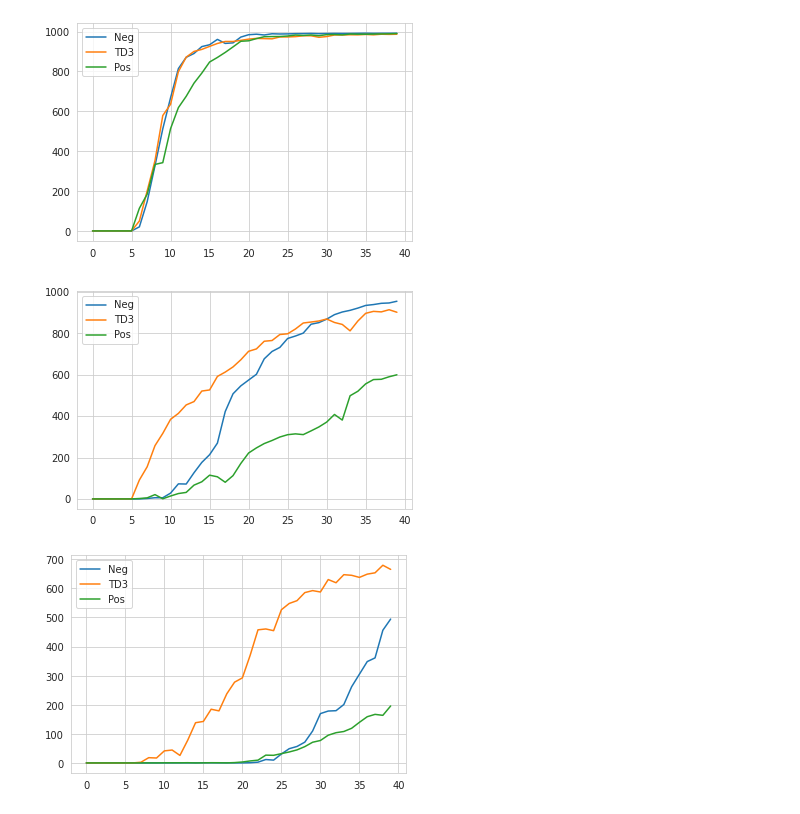
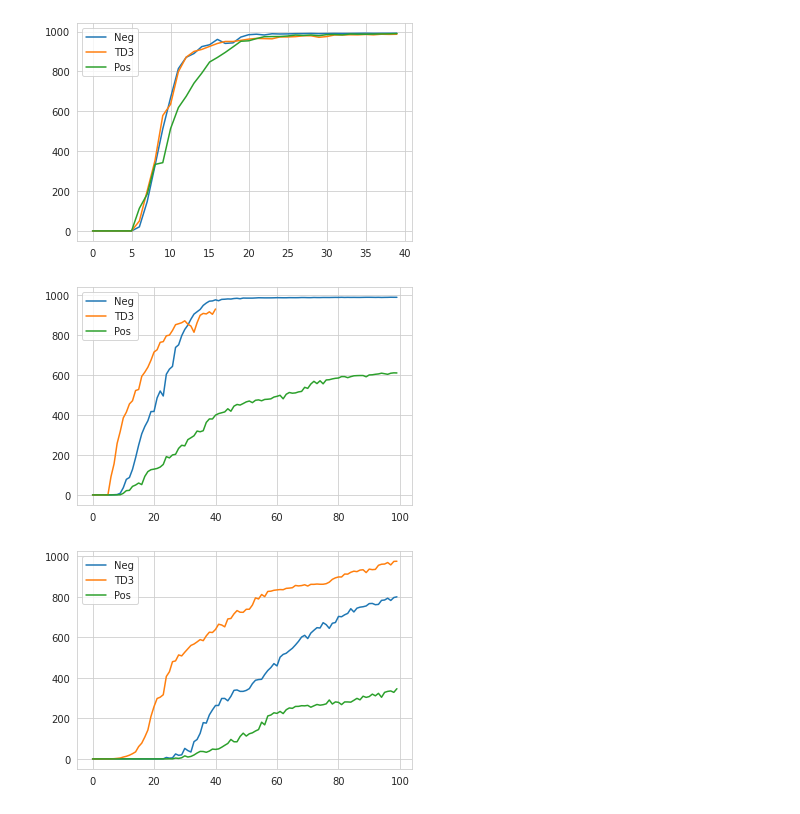
Before and after one commit to holarissun/RewardShifting, a Jupyter notebook: RebuttalExperiments/PlotRebuttal Figures.ipynb, the cells around one changed output. Drawn from its saved outputs; the diff is of its cells as text; code cells hidden in the pictures.

```diff
--- a/RebuttalExperiments/PlotRebuttal Figures.ipynb
+++ b/RebuttalExperiments/PlotRebuttal Figures.ipynb
@@ -177,34 +177,34 @@ plt.show()
 # %% [output]
 [figure]
 # %%
-
+MAX_LEN = 100
 TD3_neg = []
 TD3 = []
 TD3_pos = []
 for i in range(8):
-    TD3_neg.append(np.load(f'results/TD3_HalfCheetah-v3_{i}_-0.5_2.0.npy')[:MAX_LEN])
+    TD3_neg.append(np.load(f'results/TD3_HalfCheetah-v3_{i}_-0.5_L2.0.npy')[:MAX_LEN])
     TD3.append(np.load(f'results/TD3_HalfCheetah-v3_{i}_0.0_2.0.npy')[:MAX_LEN])
-    TD3_pos.append(np.load(f'results/TD3_HalfCheetah-v3_{i}_0.5_2.0.npy')[:MAX_LEN])
+    TD3_pos.append(np.load(f'results/TD3_HalfCheetah-v3_{i}_0.5_L2.0.npy')[:MAX_LEN])
 plt.plot(np.asarray(TD3_neg).mean(0),label = 'Neg')
 plt.plot(np.asarray(TD3).mean(0),label = 'TD3')
 plt.plot(np.asarray(TD3_pos).mean(0),label = 'Pos')
 plt.legend()
 plt.show()
 # %% [output]
-[figure, old version]
+[figure, new version]
 # %%
 
 TD3_neg = []
 TD3 = []
 TD3_pos = []
 for i in range(8):
-    TD3_neg.append(np.load(f'results/TD3_HalfCheetah-v3_{i}_-0.5_2.5.npy')[:MAX_LEN])
-    TD3.append(np.load(f'results/TD3_HalfCheetah-v3_{i}_0.0_2.5.npy')[:MAX_LEN])
-    TD3_pos.append(np.load(f'results/TD3_HalfCheetah-v3_{i}_0.5_2.5.npy')[:MAX_LEN])
+    TD3_neg.append(np.load(f'results/TD3_HalfCheetah-v3_{i}_-0.5_L2.5.npy')[:MAX_LEN])
+    TD3.append(np.load(f'results/TD3_HalfCheetah-v3_{i}_0.0_L2.5.npy')[:MAX_LEN])
+    TD3_pos.append(np.load(f'results/TD3_HalfCheetah-v3_{i}_0.5_L2.5.npy')[:MAX_LEN])
 plt.plot(np.asarray(TD3_neg).mean(0),label = 'Neg')
 plt.plot(np.asarray(TD3).mean(0),label = 'TD3')
 plt.plot(np.asarray(TD3_pos).mean(0),label = 'Pos')
 plt.legend()
 plt.show()
 # %% [output]
-[figure, old version]
+[figure, new version]
```
Also changed, not shown: 2 other files.
